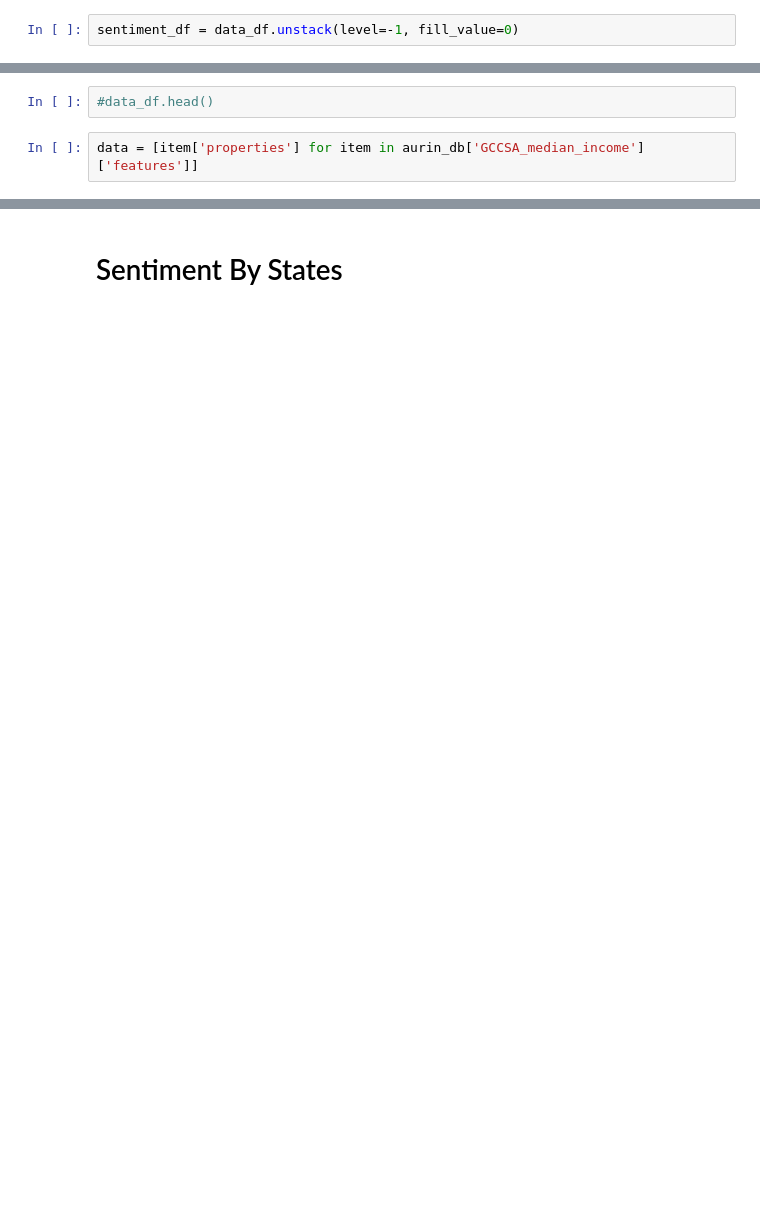
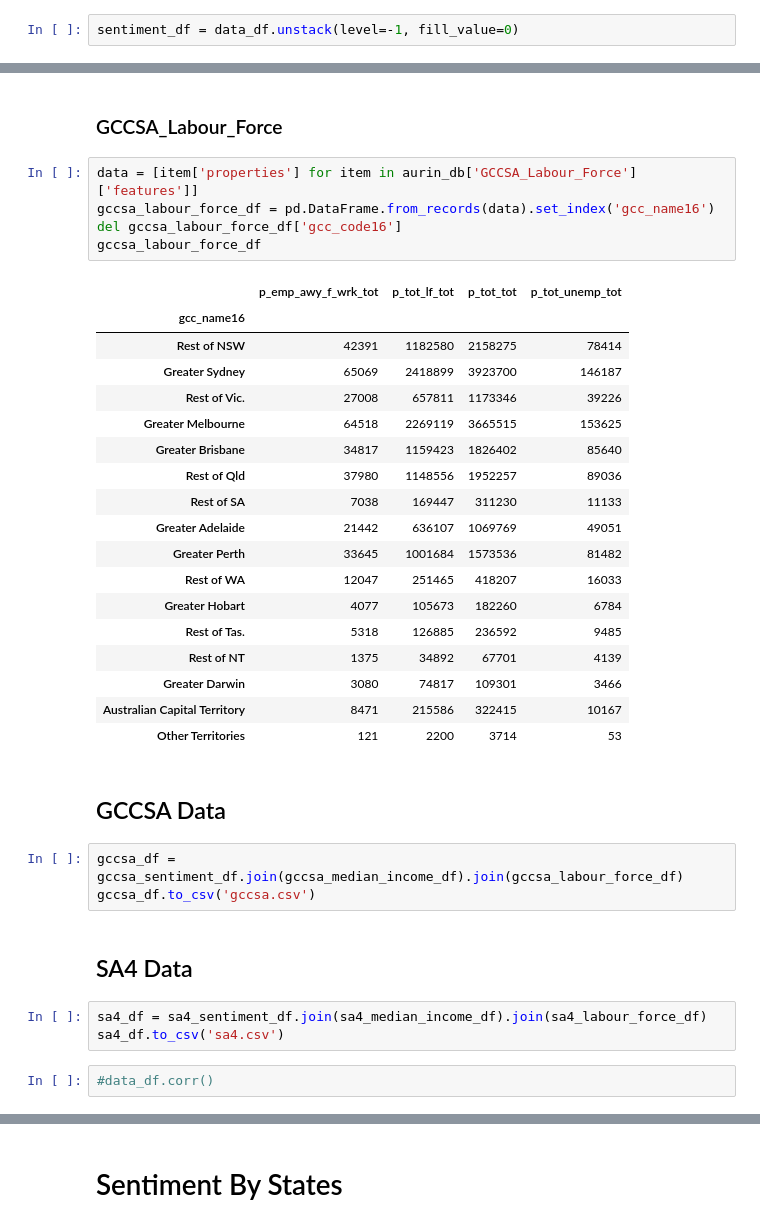
Before and after one commit to Vitaly-Yakutenko/nectar-project, a Jupyter notebook: notebooks/CouchDB_Views.ipynb, the cells around one changed output, grey strips where cells are left out. Cells and saved outputs as stored; diff of their text form; blank space fills up the shorter version.

```diff
--- a/notebooks/CouchDB_Views.ipynb
+++ b/notebooks/CouchDB_Views.ipynb
@@ -59,4 +141,38 @@ sentiment_df = data_df.unstack(level=-1, fill_value=0)
+# %% [markdown]
+### GCCSA_Labour_Force
+# %%
+data = [item['properties'] for item in aurin_db['GCCSA_Labour_Force']['features']]
+gccsa_labour_force_df = pd.DataFrame.from_records(data).set_index('gcc_name16')
+del gccsa_labour_force_df['gcc_code16']
+gccsa_labour_force_df
+# %% [output]
+|  | p_emp_awy_f_wrk_tot | p_tot_lf_tot | p_tot_tot | p_tot_unemp_tot |
+| gcc_name16 |  |  |  |  |
+| Rest of NSW | 42391 | 1182580 | 2158275 | 78414 |
+| Greater Sydney | 65069 | 2418899 | 3923700 | 146187 |
+| Rest of Vic. | 27008 | 657811 | 1173346 | 39226 |
+| Greater Melbourne | 64518 | 2269119 | 3665515 | 153625 |
+| Greater Brisbane | 34817 | 1159423 | 1826402 | 85640 |
+| Rest of Qld | 37980 | 1148556 | 1952257 | 89036 |
+| Rest of SA | 7038 | 169447 | 311230 | 11133 |
+| Greater Adelaide | 21442 | 636107 | 1069769 | 49051 |
+| Greater Perth | 33645 | 1001684 | 1573536 | 81482 |
+| Rest of WA | 12047 | 251465 | 418207 | 16033 |
+| Greater Hobart | 4077 | 105673 | 182260 | 6784 |
+| Rest of Tas. | 5318 | 126885 | 236592 | 9485 |
+| Rest of NT | 1375 | 34892 | 67701 | 4139 |
+| Greater Darwin | 3080 | 74817 | 109301 | 3466 |
+| Australian Capital Territory | 8471 | 215586 | 322415 | 10167 |
+| Other Territories | 121 | 2200 | 3714 | 53 |
+# %% [markdown]
+## GCCSA Data
+# %%
+gccsa_df = gccsa_sentiment_df.join(gccsa_median_income_df).join(gccsa_labour_force_df)
+gccsa_df.to_csv('gccsa.csv')
+# %% [markdown]
+## SA4 Data
+# %%
+sa4_df = sa4_sentiment_df.join(sa4_median_income_df).join(sa4_labour_force_df)
+sa4_df.to_csv('sa4.csv')
 # %%
-#data_df.head()
+#data_df.corr()
-# %%
-data = [item['properties'] for item in aurin_db['GCCSA_median_income']['features']]
```
Also changed, not shown: parts of 27 cells of this notebook.
